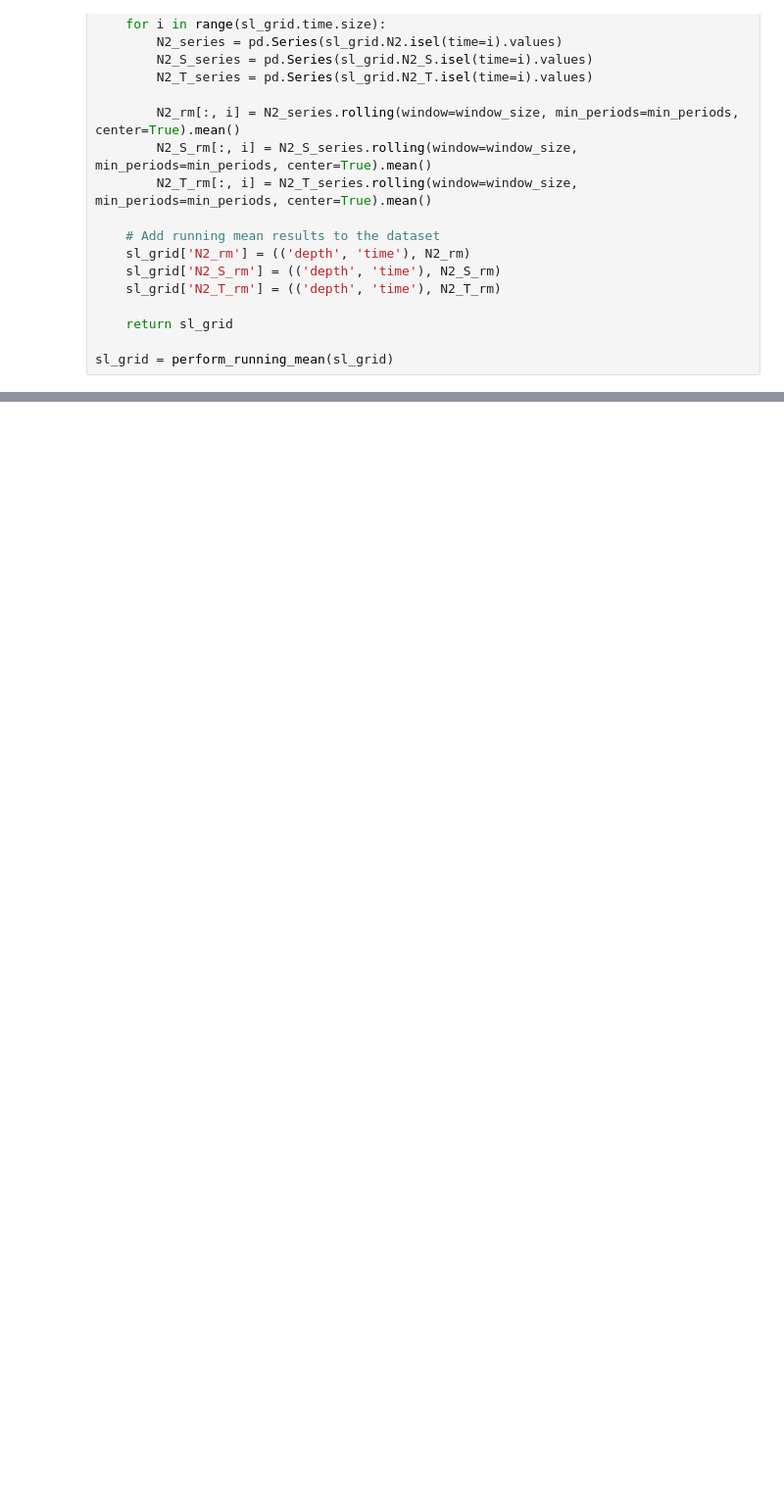
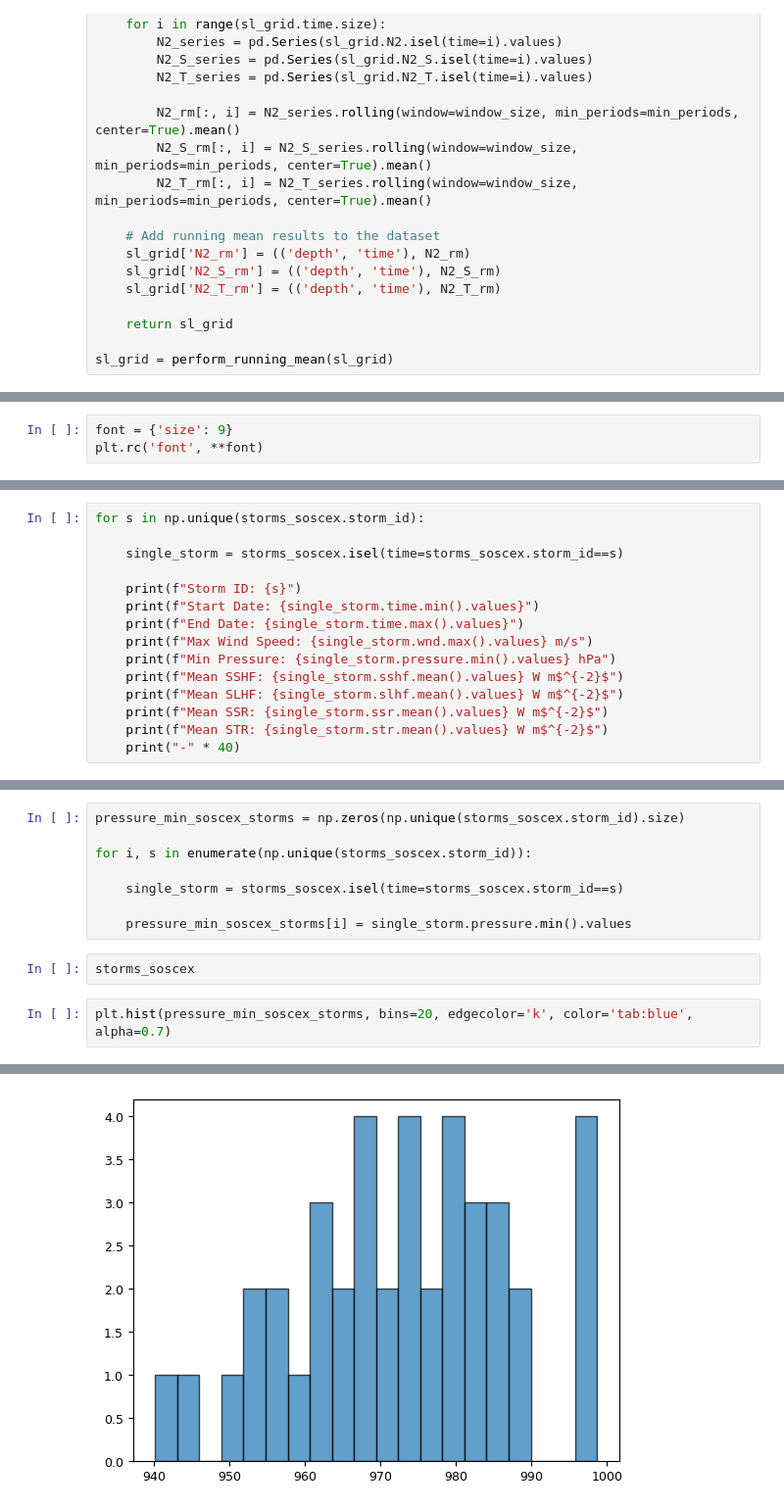
Before and after one commit to marcelduplessis/duplessis-storms-warming, a Jupyter notebook: code/analysis/figure-2-v3.ipynb, the cells around one changed output, grey strips where cells are left out. Shown at 98% size. Cells and saved outputs as stored; diff of their text form; blank space fills up the shorter version.

Commit message:
figure 2

```diff
--- a/code/analysis/figure-2-v3.ipynb
+++ b/code/analysis/figure-2-v3.ipynb
@@ -777 +755,4 @@ from matplotlib.colors import LogNorm
+# %%
+font = {'size': 9}
+plt.rc('font', **font)
 # %%
@@ -986,0 +928,15 @@ NameError: name 'ds_storms' is not defined
+# %%
+for s in np.unique(storms_soscex.storm_id):
+
+    single_storm = storms_soscex.isel(time=storms_soscex.storm_id==s)
+
+    print(f"Storm ID: {s}")
+    print(f"Start Date: {single_storm.time.min().values}")
+    print(f"End Date: {single_storm.time.max().values}")
+    print(f"Max Wind Speed: {single_storm.wnd.max().values} m/s")
+    print(f"Min Pressure: {single_storm.pressure.min().values} hPa")
+    print(f"Mean SSHF: {single_storm.sshf.mean().values} W m$^{-2}$")
+    print(f"Mean SLHF: {single_storm.slhf.mean().values} W m$^{-2}$")
+    print(f"Mean SSR: {single_storm.ssr.mean().values} W m$^{-2}$")
+    print(f"Mean STR: {single_storm.str.mean().values} W m$^{-2}$")
+    print("-" * 40)
@@ -986,0 +961,13 @@ NameError: name 'ds_storms' is not defined
+# %%
+pressure_min_soscex_storms = np.zeros(np.unique(storms_soscex.storm_id).size)
+
+for i, s in enumerate(np.unique(storms_soscex.storm_id)):
+
+    single_storm = storms_soscex.isel(time=storms_soscex.storm_id==s)
+
+    pressure_min_soscex_storms[i] = single_storm.pressure.min().values
+# %%
+storms_soscex
+# %%
+plt.hist(pressure_min_soscex_storms, bins=20, edgecolor='k', color='tab:blue', alpha=0.7)
+# %% [output]
@@ -986,0 +983 @@ NameError: name 'ds_storms' is not defined
+[figure, added]
```
Also changed, not shown: parts of 9 cells of this notebook.
